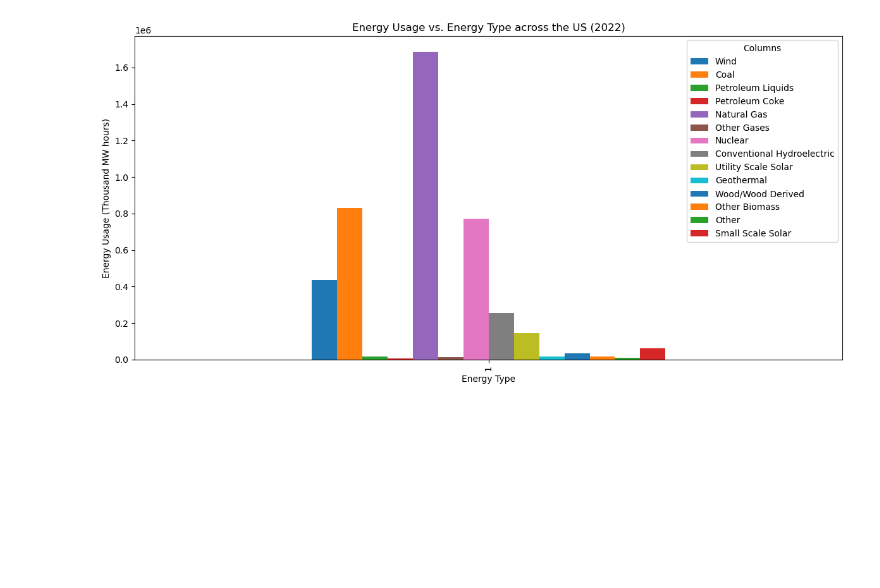
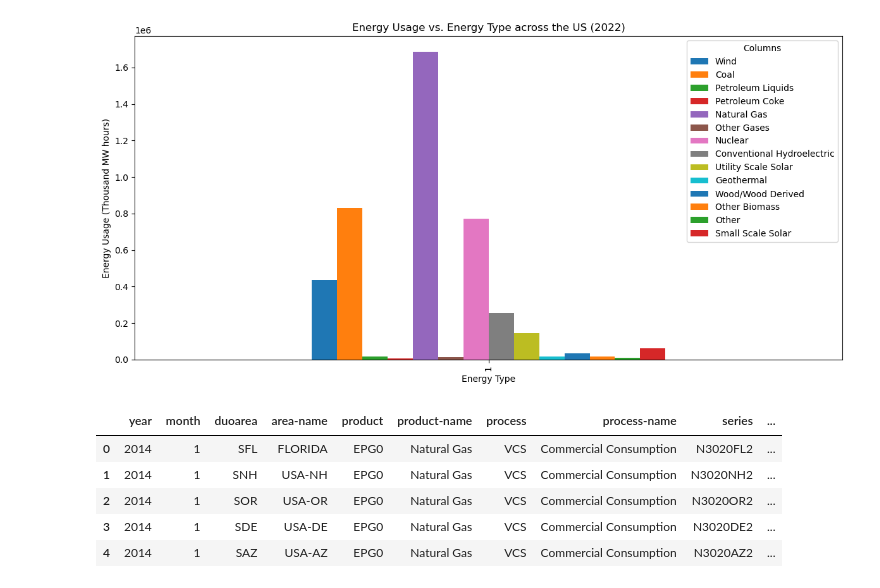
Before and after one commit to Calumshewson/Project-1-Challenge, a Jupyter notebook: Sub Question 1/Sub_Question_1.ipynb, the cells around one changed output. Drawn from its saved outputs; the diff is of its cells as text; code cells hidden in the pictures; blank space fills up the shorter version.

```diff
--- a/Sub Question 1/Sub_Question_1.ipynb
+++ b/Sub Question 1/Sub_Question_1.ipynb
@@ -84,2 +85,18 @@ plt.savefig("Images/US_Energy_Usage.png")
 # %% [output]
 [figure]
+# %%
+#Moving on to part two, insert the csv that compares natural gas usage by state.
+
+#Create a file path
+State_generation = Path("Resources/data.csv")
+
+#Read in the data
+State = pd.read_csv(State_genertation)
+State.head()
+# %% [output]
+|  | year | month | duoarea | area-name | product | product-name | process | process-name | series | ... |
+| 0 | 2014 | 1 | SFL | FLORIDA | EPG0 | Natural Gas | VCS | Commercial Consumption | N3020FL2 | ... |
+| 1 | 2014 | 1 | SNH | USA-NH | EPG0 | Natural Gas | VCS | Commercial Consumption | N3020NH2 | ... |
+| 2 | 2014 | 1 | SOR | USA-OR | EPG0 | Natural Gas | VCS | Commercial Consumption | N3020OR2 | ... |
+| 3 | 2014 | 1 | SDE | USA-DE | EPG0 | Natural Gas | VCS | Commercial Consumption | N3020DE2 | ... |
+| 4 | 2014 | 1 | SAZ | USA-AZ | EPG0 | Natural Gas | VCS | Commercial Consumption | N3020AZ2 | ... |
```
Also changed, not shown: parts of 6 cells of this notebook, 2 other files.
